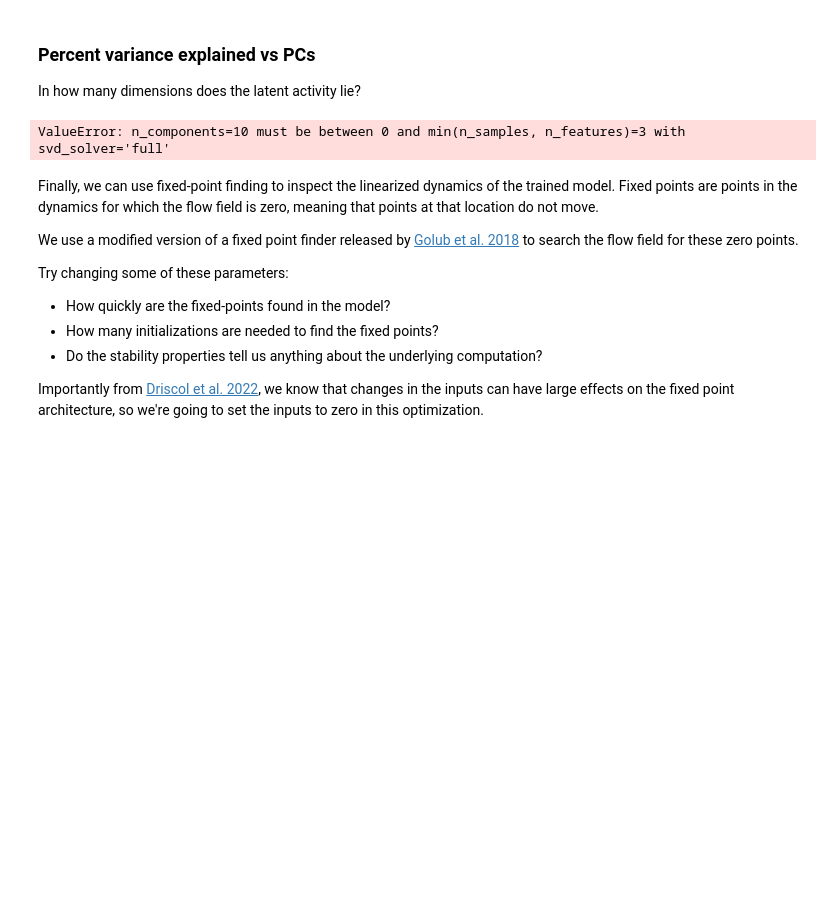
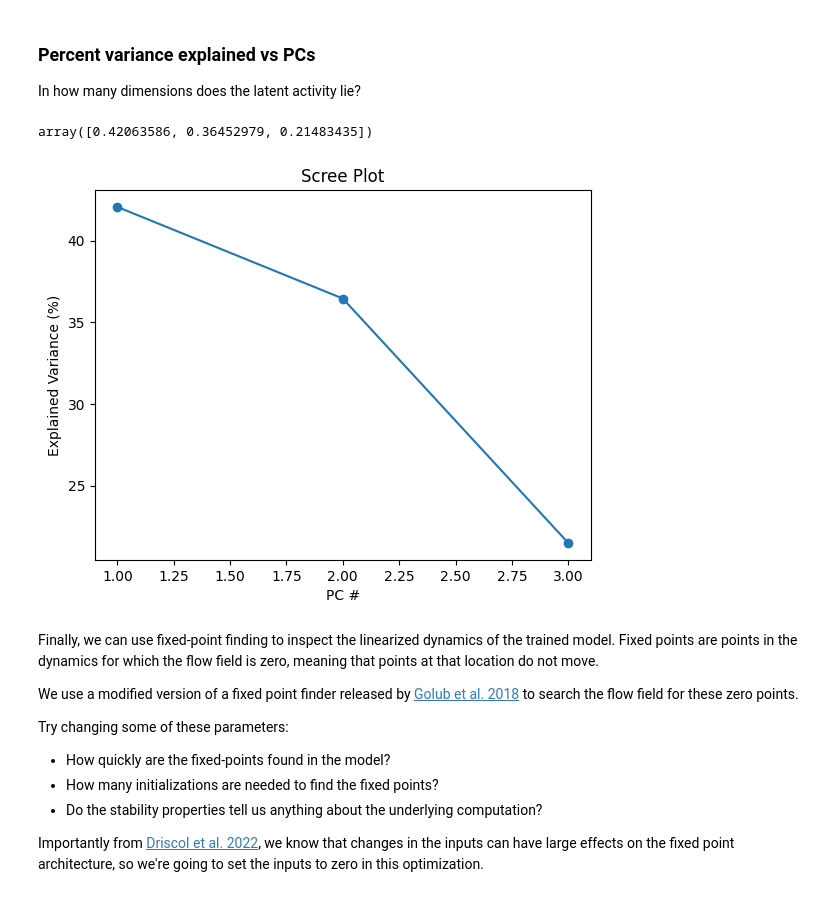
Before and after one commit to alejandradu/gnode, a Jupyter notebook: examples/TaskTraining_Analysis.ipynb, the cells around one changed output. Cells and saved outputs as stored; diff of their text form; code cells hidden in the pictures; blank space fills up the shorter version.

```diff
--- a/examples/TaskTraining_Analysis.ipynb
+++ b/examples/TaskTraining_Analysis.ipynb
@@ -142,11 +173,12 @@ analysis_tt_3bff.plot_trial_io(num_trials=5)
 
 In how many dimensions does the latent activity lie?
 # %%
-analysis_tt_3bff.plot_scree()
+analysis_tt_3bff_2.plot_scree(max_pcs=3)
 
 # BUG: models were trained with a script with the wrong attribute. need to run again to access this function
 # %% [output]
-ValueError: n_components=10 must be between 0 and min(n_samples, n_features)=3 with svd_solver='full'
+array([0.42063586, 0.36452979, 0.21483435])
+[figure, added]
 # %% [markdown]
 Finally, we can use fixed-point finding to inspect the linearized dynamics of the trained model.
 Fixed points are points in the dynamics for which the flow field is zero, meaning that points at that location do not move.
```
Also changed, not shown: parts of 8 cells of this notebook, 2 other files.
